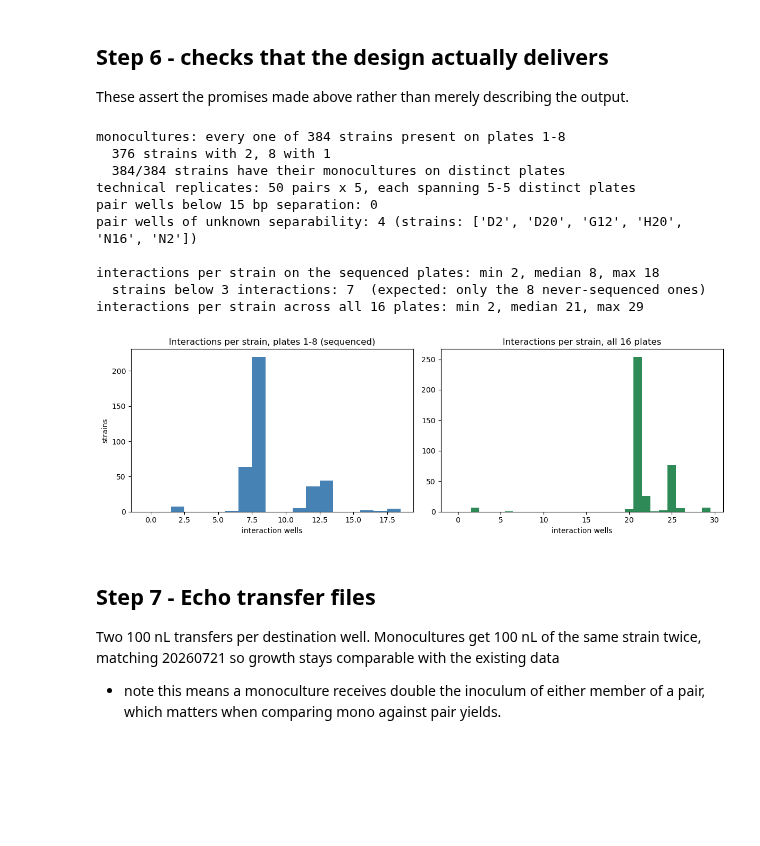
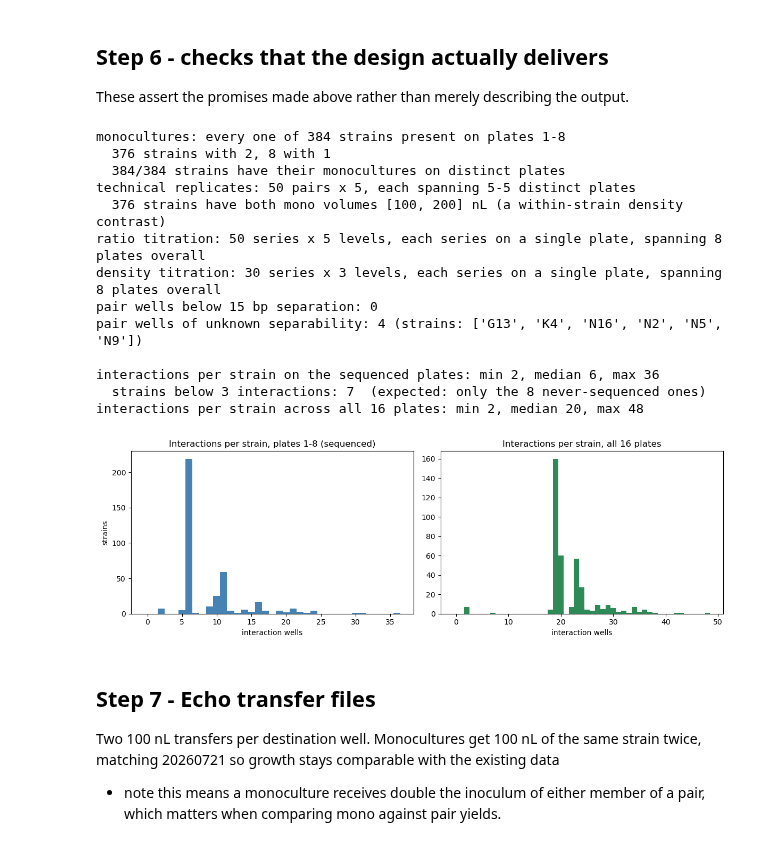
Before and after one commit to RatzkeLab/pairwise-interactions, a Jupyter notebook: 20260907/01_setup/experiment_setup.ipynb, the cells around one changed output. Saved outputs shown, nothing was run; the diff lists cells and outputs as text; code cells hidden in the pictures; blank space fills up the shorter version.

```diff
--- a/20260907/01_setup/experiment_setup.ipynb
+++ b/20260907/01_setup/experiment_setup.ipynb
@@ -180,12 +260,17 @@ All of 1-3 land in plates 1-8. Plates 9+ carry additional distinct pairs only.
 # %%
 n_mono = MONO_PER_STRAIN * len(regular) + MONO_LIMITED * len(limited)
 n_techrep_wells = N_TECHREP_PAIRS * TECHREP_REPLICATES
-n_primary_pairs = PRIMARY_CAPACITY - n_mono - n_techrep_wells
+n_ratio_wells   = len(ratio_series) * len(RATIO_LEVELS)
+n_density_wells = len(density_series) * len(DENSITY_LEVELS)
+n_primary_pairs = (PRIMARY_CAPACITY - n_mono - n_techrep_wells
+                   - n_ratio_wells - n_density_wells)
 n_extension_pairs = N_EXTENSION_PLATES * WELLS_PER_PLATE
 
 print(f"primary capacity       {PRIMARY_CAPACITY}")
 print(f"  monocultures         {n_mono}   ({MONO_PER_STRAIN}x{len(regular)} + {MONO_LIMITED}x{len(limited)})")
 print(f"  technical replicates {n_techrep_wells}   ({N_TECHREP_PAIRS} pairs x {TECHREP_REPLICATES})")
+print(f"  ratio titration      {n_ratio_wells}   ({len(ratio_series)} pairs x {len(RATIO_LEVELS)})")
+print(f"  density titration    {n_density_wells}   ({len(density_series)} pairs x {len(DENSITY_LEVELS)})")
 print(f"  distinct pairs       {n_primary_pairs}")
 print(f"extension capacity     {n_extension_pairs}   (distinct pairs; plate reader + freeze)")
 assert n_primary_pairs > 0, "monos + replicates already exceed the primary plates"
@@ -355,6 +472,25 @@ assert (g.n == TECHREP_REPLICATES).all(), "a technical replicate set is incomple
 print(f"technical replicates: {len(g)} pairs x {TECHREP_REPLICATES}, each spanning "
       f"{g.plates.min()}-{g.plates.max()} distinct plates")
 
+# monoculture inoculum contrast
+mv = prim[prim.well_type == "mono"].groupby("strain1").total_inoculum_nL.apply(
+    lambda x: tuple(sorted(x)))
+n_contrast = (mv == tuple(sorted(MONO_VOLUMES))).sum()
+print(f"  {n_contrast} strains have both mono volumes {sorted(MONO_VOLUMES)} nL "
+      f"(a within-strain density contrast)")
+
+# titration series intact, and each series on one plate
+for name, levels in [("ratio", RATIO_LEVELS), ("density", DENSITY_LEVELS)]:
+    t = prim[prim.well_type == name].copy()
+    t["pair"] = [frozenset((a, b)) for a, b in zip(t.strain1, t.strain2)]
+    gg = t.groupby("pair").agg(n=("dest_plate", "size"), plates=("dest_plate", "nunique"),
+                               levels=("total_inoculum_nL", "size"))
+    assert (gg.n == len(levels)).all(), f"{name} series incomplete"
+    assert (gg.plates == 1).all(), f"{name} series split across plates"
+    print(f"{name} titration: {len(gg)} series x {len(levels)} levels, "
+          f"each series on a single plate, spanning "
+          f"{t.dest_plate.nunique()} plates overall")
+
 spent = df_layout[df_layout.well_type != "mono"]
 viol = spent[(spent.separation_bp >= 0) & (spent.separation_bp < MIN_SEPARATION_BP)]
 unk = spent[spent.separation_bp < 0]
@@ -362,42 +498,46 @@ print(f"pair wells below {MIN_SEPARATION_BP} bp separation: {len(viol)}")
 print(f"pair wells of unknown separability: {len(unk)} "
       f"(strains: {sorted(set(unk.strain1) | set(unk.strain2))})")
 
+INTERACTION_TYPES = ["pair", "techrep", "ratio", "density"]
 ap = Counter()
-for r in prim[prim.well_type.isin(["pair", "techrep"])].itertuples():
+for r in prim[prim.well_type.isin(INTERACTION_TYPES)].itertuples():
     ap[r.strain1] += 1; ap[r.strain2] += 1
 v = np.array([ap[s] for s in strains])
 print(f"\ninteractions per strain on the sequenced plates: "
       f"min {v.min()}, median {np.median(v):.0f}, max {v.max()}")
 print(f"  strains below 3 interactions: {(v < 3).sum()}  "
       f"(expected: only the {len(limited)} never-sequenced ones)")
 
 apall = Counter()
-for r in df_layout[df_layout.well_type.isin(["pair", "techrep"])].itertuples():
+for r in df_layout[df_layout.well_type.isin(INTERACTION_TYPES)].itertuples():
     apall[r.strain1] += 1; apall[r.strain2] += 1
 va = np.array([apall[s] for s in strains])
 print(f"interactions per strain across all {N_PLATES} plates: "
       f"min {va.min()}, median {np.median(va):.0f}, max {va.max()}")
 
 fig, ax = plt.subplots(1, 2, figsize=(12, 4))
 ax[0].hist(v, bins=range(0, int(v.max()) + 2), color="steelblue", align="left")
 ax[0].set_title(f"Interactions per strain, plates 1-{N_PRIMARY_PLATES} (sequenced)")
 ax[0].set_xlabel("interaction wells"); ax[0].set_ylabel("strains")
 ax[1].hist(va, bins=range(0, int(va.max()) + 2), color="seagreen", align="left")
 ax[1].set_title(f"Interactions per strain, all {N_PLATES} plates")
 ax[1].set_xlabel("interaction wells")
 plt.tight_layout(); plt.show()
 # %% [output]
 monocultures: every one of 384 strains present on plates 1-8
   376 strains with 2, 8 with 1
   384/384 strains have their monocultures on distinct plates
 technical replicates: 50 pairs x 5, each spanning 5-5 distinct plates
+  376 strains have both mono volumes [100, 200] nL (a within-strain density contrast)
+ratio titration: 50 series x 5 levels, each series on a single plate, spanning 8 plates overall
+density titration: 30 series x 3 levels, each series on a single plate, spanning 8 plates overall
 pair wells below 15 bp separation: 0
-pair wells of unknown separability: 4 (strains: ['D2', 'D20', 'G12', 'H20', 'N16', 'N2'])
+pair wells of unknown separability: 4 (strains: ['G13', 'K4', 'N16', 'N2', 'N5', 'N9'])
 
-interactions per strain on the sequenced plates: min 2, median 8, max 18
+interactions per strain on the sequenced plates: min 2, median 6, max 36
   strains below 3 interactions: 7  (expected: only the 8 never-sequenced ones)
-interactions per strain across all 16 plates: min 2, median 21, max 29
+interactions per strain across all 16 plates: min 2, median 20, max 48
-[figure, old version]
+[figure, new version]
 # %% [markdown]
 ## Step 7 - Echo transfer files
 
```
Also changed, not shown: parts of 9 cells of this notebook, 3 other files.
